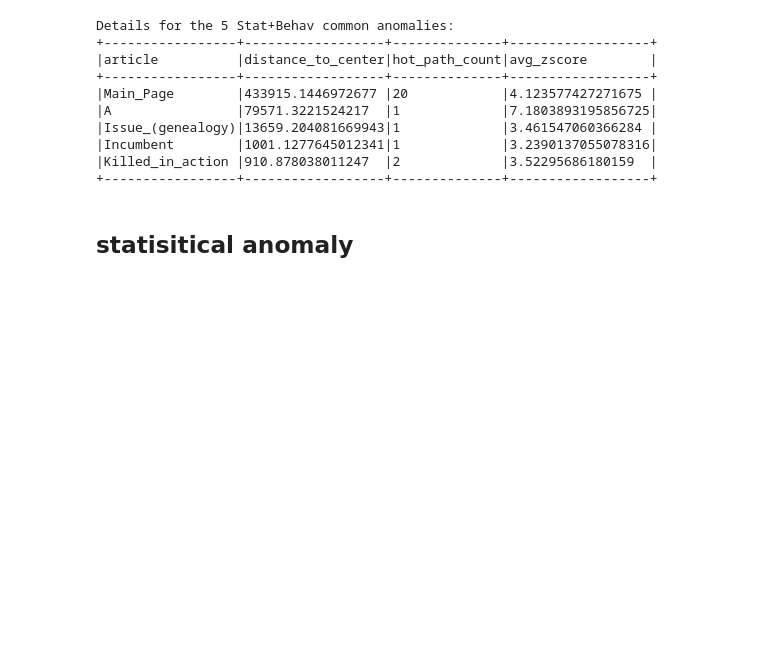
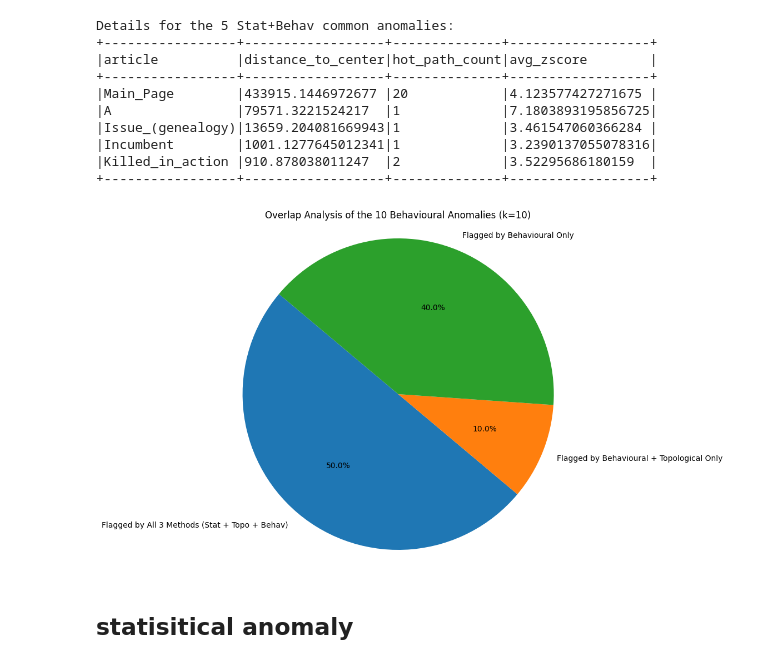
Before and after one commit to Vsn-vsn/BDA_miniproj, a Jupyter notebook: anomaly_eval.ipynb, the cells around one changed output. Saved outputs shown, nothing was run; the diff lists cells and outputs as text; code cells hidden in the pictures; blank space fills up the shorter version.

```diff
--- a/anomaly_eval.ipynb
+++ b/anomaly_eval.ipynb
@@ -137,6 +137,33 @@ Details for the 5 Stat+Behav common anomalies:
 |Incumbent        |1001.1277645012341|1             |3.2390137055078316|
 |Killed_in_action |910.878038011247  |2             |3.52295686180159  |
 +-----------------+------------------+--------------+------------------+
+# %%
+import matplotlib.pyplot as plt
+
+# Total Behavioural Anomalies = 10
+counts = [
+    5, # by All 3 Methods
+    1, #  by Behavioural + Topological Only (6 total - 5 common to all)
+    4  # by Behavioural Only (10 total - 5 common - 1 Topo)
+]
+labels = [
+    'Flagged by All 3 Methods (Stat + Topo + Behav)',
+    'Flagged by Behavioural + Topological Only',
+    'Flagged by Behavioural Only'
+]
+
+plt.figure(figsize=(10, 8))
+plt.pie(counts,
+        labels=labels,
+        autopct='%1.1f%%', # Show percentages
+        startangle=140
+    )
+
+plt.title('Overlap Analysis of the 10 Behavioural Anomalies (k=10)')
+plt.axis('equal')
+plt.show()
+# %% [output]
+[figure, added]
 # %% [markdown]
 ## statisitical anomaly
 # %%
```
Also changed, not shown: parts of 4 cells of this notebook, 4 other files.
